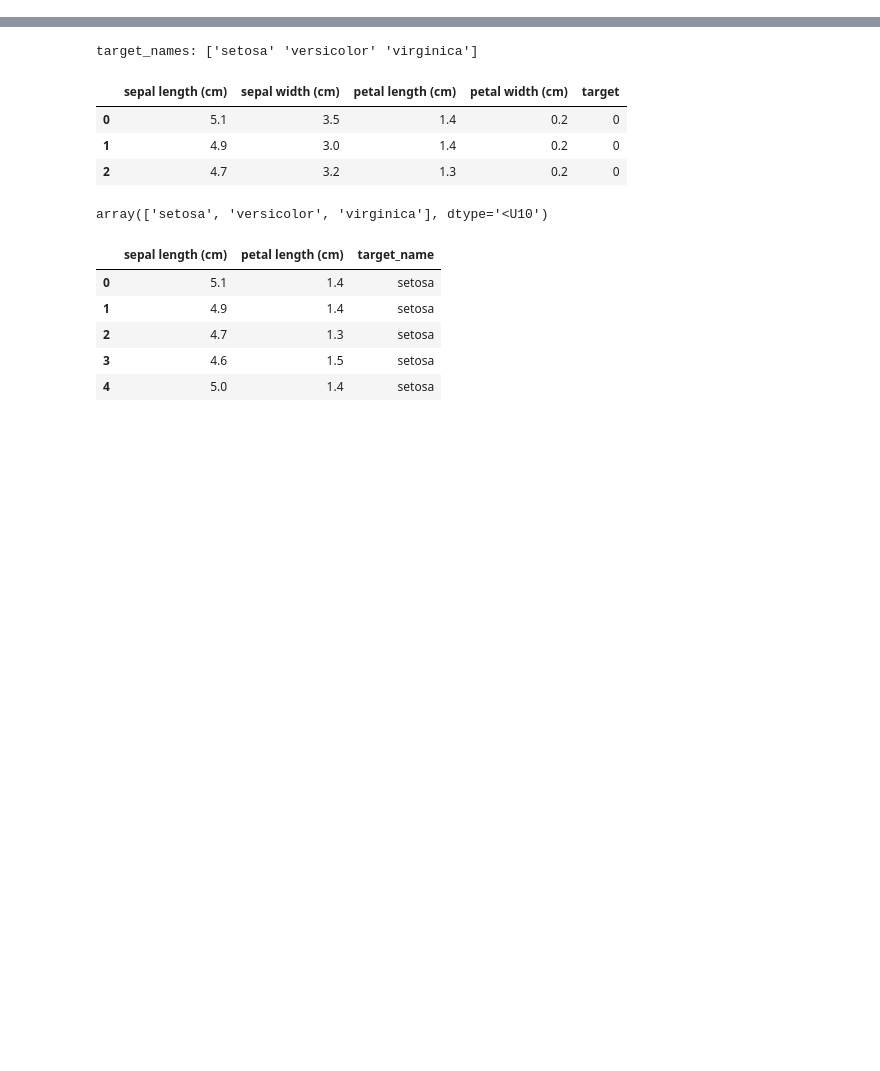
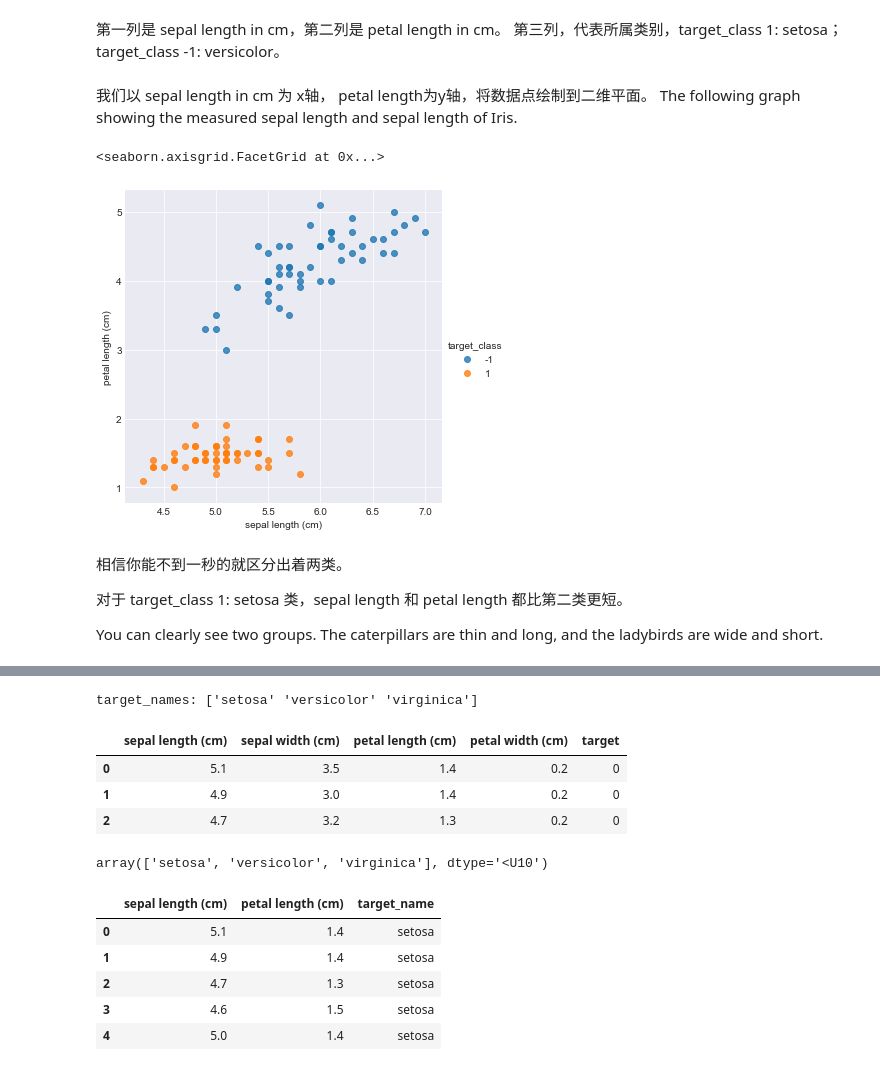
Before and after one commit to Yogayu/DeepLearningCourse, a Jupyter notebook: content/Part2/PLA.ipynb, the cells around one changed output, grey strips where cells are left out. Drawn from its saved outputs; the diff is of its cells as text; code cells hidden in the pictures; blank space fills up the shorter version.

```diff
--- a/content/Part2/PLA.ipynb
+++ b/content/Part2/PLA.ipynb
@@ -0,0 +27,3 @@
+# %%
+iris_dataset = pd.read_csv("iris_data.csv")
+iris_dataset.head()
@@ -0,0 +37,17 @@
+# %% [markdown]
+第一列是 sepal length in cm，第二列是 petal length in cm。
+第三列，代表所属类别，target_class 1: setosa；target_class -1: versicolor。
+# %% [markdown]
+我们以 sepal length in cm 为 x轴， petal length为y轴，将数据点绘制到二维平面。
+The following graph showing the measured sepal length and sepal length of Iris.
+# %%
+sns.lmplot("sepal length (cm)", "petal length (cm)", data=iris_dataset,fit_reg=False,hue="target_class")
+# %% [output]
+<seaborn.axisgrid.FacetGrid at 0x...>
+[figure, added]
+# %% [markdown]
+相信你能不到一秒的就区分出着两类。
+
+对于 target_class 1: setosa 类，sepal length 和 petal length 都比第二类更短。
+
+You can clearly see two groups. The caterpillars are thin and long, and the ladybirds are wide and short.
```
Also changed, not shown: parts of 22 cells of this notebook, 3 other files.
